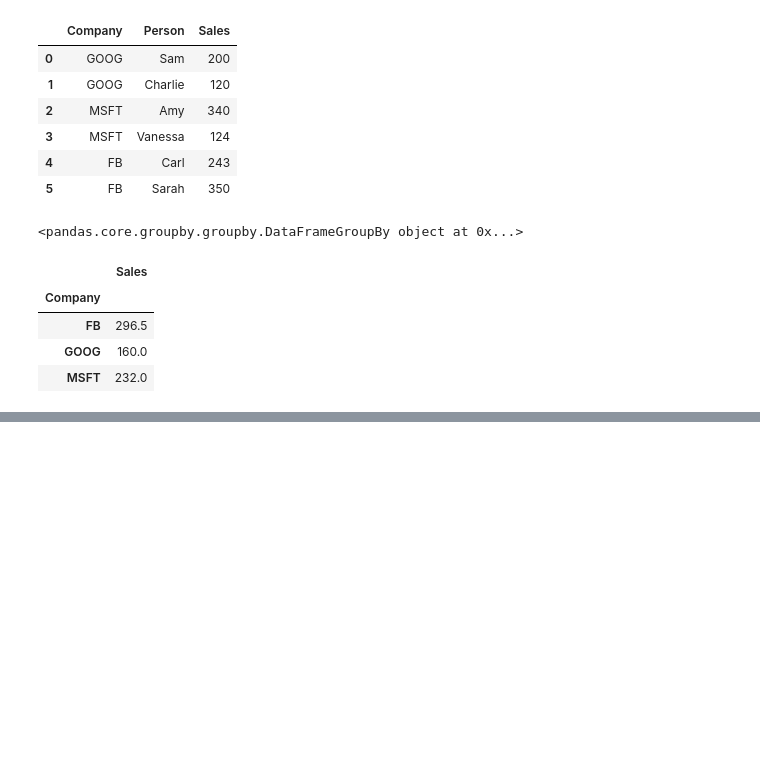
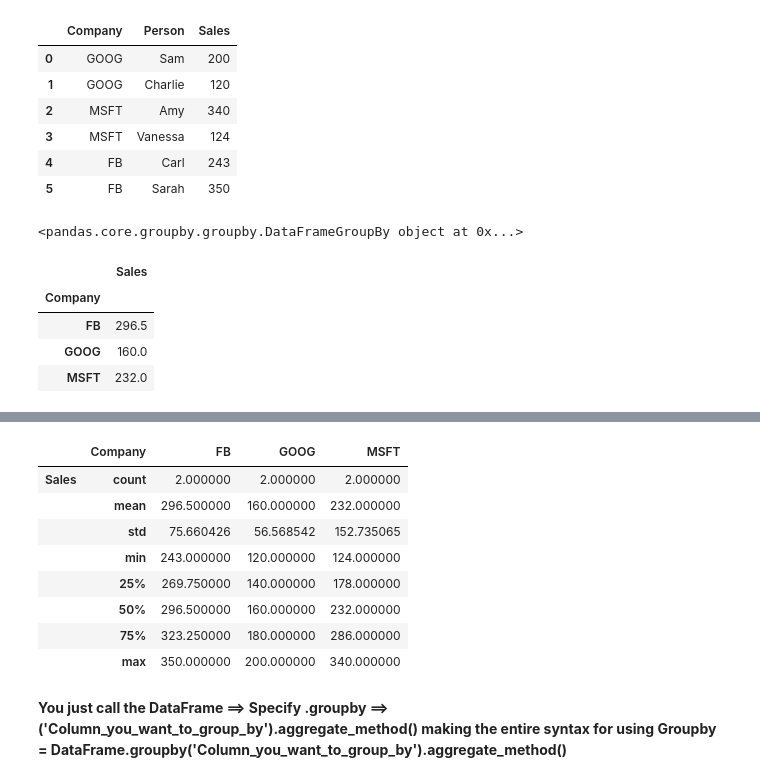
Before and after one commit to AnmolTomer/ml_bootcamp_udemy, a Jupyter notebook: 06. Python for Data Analysis - Pandas/6.5 groupby.ipynb, the cells around one changed output, grey strips where cells are left out. Saved outputs shown, nothing was run; the diff lists cells and outputs as text; code cells hidden in the pictures; blank space fills up the shorter version.

```diff
--- a/06. Python for Data Analysis - Pandas/6.5 groupby.ipynb
+++ b/06. Python for Data Analysis - Pandas/6.5 groupby.ipynb
@@ -69,0 +137,16 @@ byComp.mean() # Looks at column and gives us average sales by the company.
+# %%
+df.groupby('Company').describe().transpose()
+#Call Single Companies using following
+# df.groupby('Company').describe().transpose()['FB']
+# %% [output]
+|  | Company | FB | GOOG | MSFT |
+| Sales | count | 2.000000 | 2.000000 | 2.000000 |
+|  | mean | 296.500000 | 160.000000 | 232.000000 |
+|  | std | 75.660426 | 56.568542 | 152.735065 |
+|  | min | 243.000000 | 120.000000 | 124.000000 |
+|  | 25% | 269.750000 | 140.000000 | 178.000000 |
+|  | 50% | 296.500000 | 160.000000 | 232.000000 |
+|  | 75% | 323.250000 | 180.000000 | 286.000000 |
+|  | max | 350.000000 | 200.000000 | 340.000000 |
+# %% [markdown]
+**You just call the DataFrame ==> Specify .groupby ==> ('Column_you_want_to_group_by').aggregate_method() making the entire syntax for using Groupby = DataFrame.groupby('Column_you_want_to_group_by').aggregate_method()**
```
Also changed, not shown: parts of 11 cells of this notebook.
